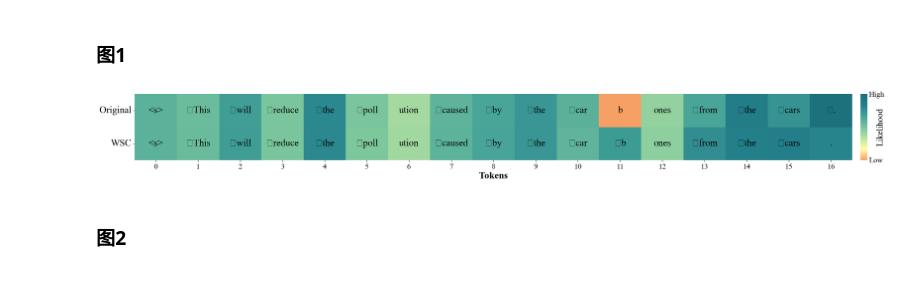
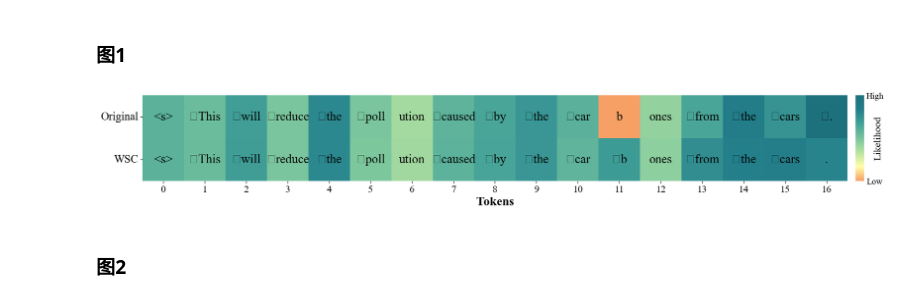
Before and after one commit to Computational-social-science/WSC, a Jupyter notebook: SHAP/Data Processing and Visualization.ipynb, the cells around one changed output. Drawn from its saved outputs; the diff is of its cells as text; code cells hidden in the pictures.

```diff
--- a/SHAP/Data Processing and Visualization.ipynb
+++ b/SHAP/Data Processing and Visualization.ipynb
@@ -263,7 +263,7 @@ newcmp = LinearSegmentedColormap.from_list('chaos', clist)
 data_array = np.array(data)
 
 # 创建画布
-fig, ax = plt.subplots(figsize=(32, 4 * 0.618))
+fig, ax = plt.subplots(figsize=(24, 4 * 0.618))
 # ax.set_aspect(0.5)
 # 使用 seaborn 绘制热力图
 cax = sns.heatmap(
@@ -275,37 +275,37 @@ cax = sns.heatmap(
 )
 
 # 设置颜色条
 cbar = cax.collections[0].colorbar
 vmin, vmax = data_array.min(), data_array.max()
 cbar.set_ticks([vmin, vmax])
 cbar.set_ticklabels(['Low', 'High'])
-cbar.ax.tick_params(labelsize=16, size=0)
-cbar.set_label("Likelihood", labelpad=-16, size=18)
+cbar.ax.tick_params(labelsize=14, size=0)
+cbar.set_label("Likelihood", labelpad=-16, size=16)
 
 # 在格子中添加文本
 for i in range(data_array.shape[0]):
     tokens = text[0] if i == 0 else text[1]
     for j in range(data_array.shape[1]):
         ax.text(j + 0.5, i + 0.5, tokens[j], ha="center", va="center", color="black", fontsize=20)
 
 # 设置坐标轴标签
 ax.set_xlabel('Tokens', fontsize=20, fontdict={'weight': 'bold'})
 
 ax.tick_params(axis='x', labelsize=16)
 
 # 设置 y 轴刻度和标签
 row_labels = ['Original', 'WSC']
 ax.set_yticks(np.arange(len(row_labels)) + 0.5)  # 设置y轴的刻度位置
-ax.set_yticklabels(row_labels, fontsize=20, rotation=0)  # y轴标签并旋转为水平
+ax.set_yticklabels(row_labels, fontsize=18, rotation=0)  # y轴标签并旋转为水平
 
 
 plt.savefig('./plot_1_300dpi.jpg', bbox_inches='tight', dpi=300)
 # plt.savefig('./plot_1_300dpi.png', bbox_inches='tight', dpi=300)
 # plt.savefig('./plot_1_300dpi.tiff', bbox_inches='tight', dpi=300)
 # plt.savefig('./plot_1_300dpi.svg', bbox_inches='tight', dpi=300)
 plt.show()
 # %% [output]
-[figure, old version]
+[figure, new version]
 # %% [markdown]
 ### 图2
 # %%
```
Also changed, not shown: parts of 2 cells of this notebook, 2 other files.
